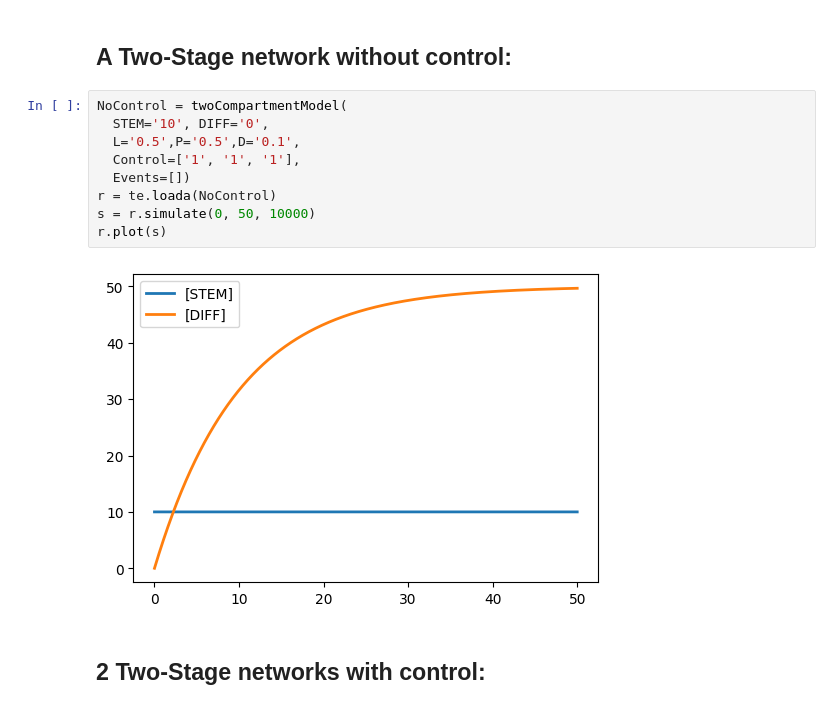
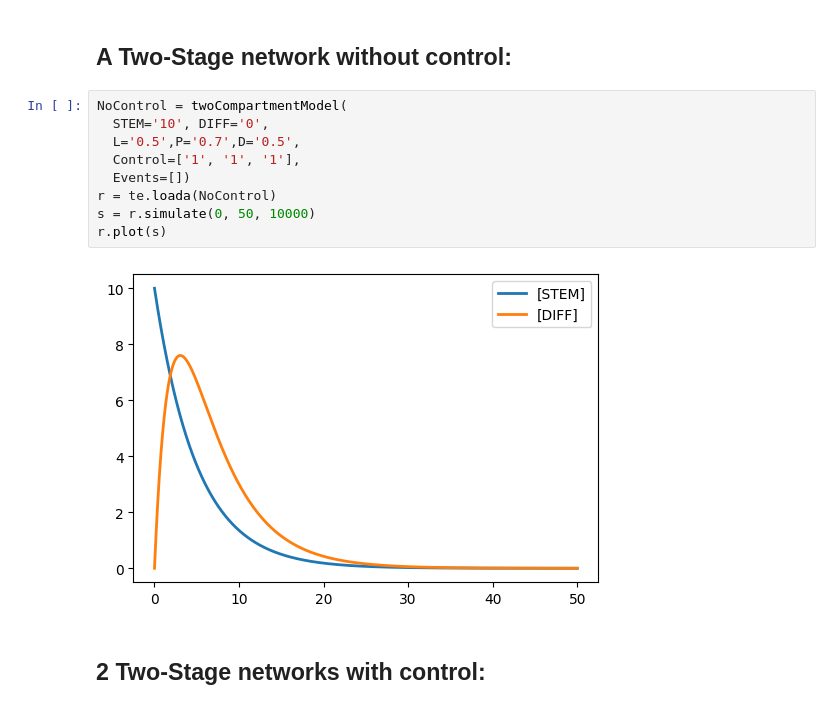
Before and after one commit to GJSeverino/Cell-Lineages, a Jupyter notebook: Nanohub_project.ipynb, the cells around one changed output. Drawn from its saved outputs; the diff is of its cells as text.

```diff
--- a/Nanohub_project.ipynb
+++ b/Nanohub_project.ipynb
@@ -73,14 +73,14 @@ def twoCompartmentModel(STEM='1', DIFF='0',
 # %%
 NoControl = twoCompartmentModel(
   STEM='10', DIFF='0',
-  L='0.5',P='0.5',D='0.1',
+  L='0.5',P='0.7',D='0.5',
   Control=['1', '1', '1'],
   Events=[])
 r = te.loada(NoControl)
 s = r.simulate(0, 50, 10000)
 r.plot(s)
 # %% [output]
-[figure, old version]
+[figure, new version]
 # %% [markdown]
 ## 2 Two-Stage networks with control:
 # %% [markdown]
```
Also changed, not shown: parts of 3 cells of this notebook.
